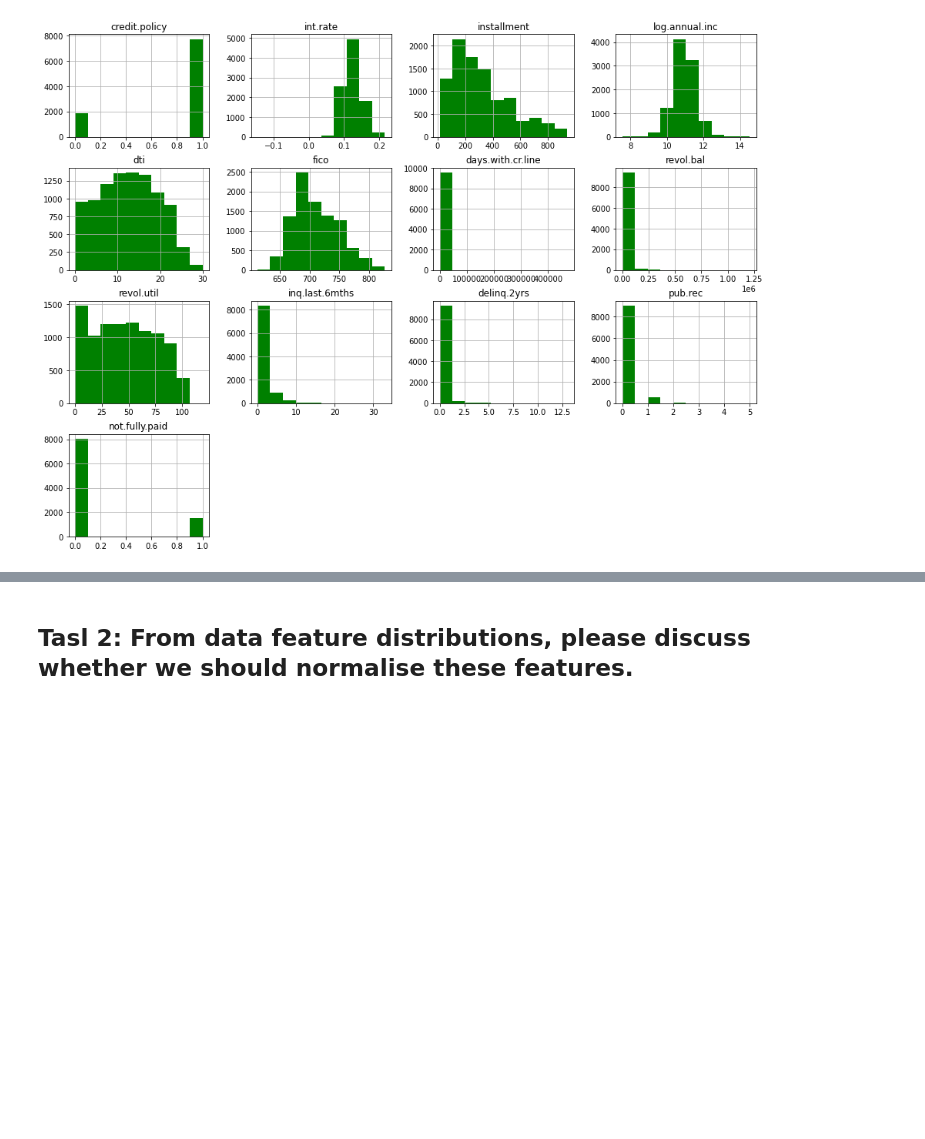
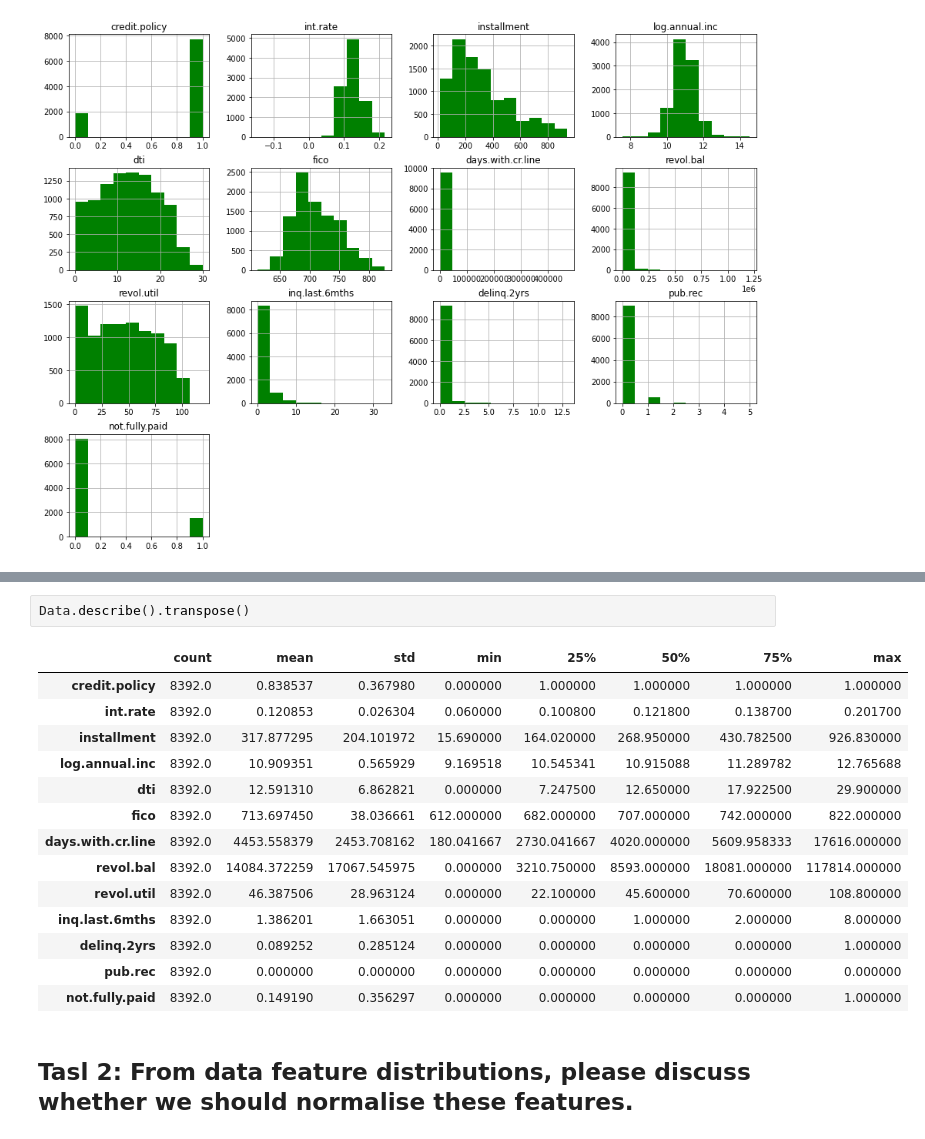
Before and after one commit to wonke2/Data-Science-Portfolio, a Jupyter notebook: portfolio3.ipynb, the cells around one changed output, grey strips where cells are left out. Drawn from its saved outputs; the diff is of its cells as text; blank space fills up the shorter version.

```diff
--- a/portfolio3.ipynb
+++ b/portfolio3.ipynb
@@ -118,3 +164,20 @@ Data.describe().transpose()
+# %%
+Data.describe().transpose()
+# %% [output]
+|  | count | mean | std | min | 25% | 50% | 75% | max |
+| credit.policy | 8392.0 | 0.838537 | 0.367980 | 0.000000 | 1.000000 | 1.000000 | 1.000000 | 1.000000 |
+| int.rate | 8392.0 | 0.120853 | 0.026304 | 0.060000 | 0.100800 | 0.121800 | 0.138700 | 0.201700 |
+| installment | 8392.0 | 317.877295 | 204.101972 | 15.690000 | 164.020000 | 268.950000 | 430.782500 | 926.830000 |
+| log.annual.inc | 8392.0 | 10.909351 | 0.565929 | 9.169518 | 10.545341 | 10.915088 | 11.289782 | 12.765688 |
+| dti | 8392.0 | 12.591310 | 6.862821 | 0.000000 | 7.247500 | 12.650000 | 17.922500 | 29.900000 |
+| fico | 8392.0 | 713.697450 | 38.036661 | 612.000000 | 682.000000 | 707.000000 | 742.000000 | 822.000000 |
+| days.with.cr.line | 8392.0 | 4453.558379 | 2453.708162 | 180.041667 | 2730.041667 | 4020.000000 | 5609.958333 | 17616.000000 |
+| revol.bal | 8392.0 | 14084.372259 | 17067.545975 | 0.000000 | 3210.750000 | 8593.000000 | 18081.000000 | 117814.000000 |
+| revol.util | 8392.0 | 46.387506 | 28.963124 | 0.000000 | 22.100000 | 45.600000 | 70.600000 | 108.800000 |
+| inq.last.6mths | 8392.0 | 1.386201 | 1.663051 | 0.000000 | 0.000000 | 1.000000 | 2.000000 | 8.000000 |
+| delinq.2yrs | 8392.0 | 0.089252 | 0.285124 | 0.000000 | 0.000000 | 0.000000 | 0.000000 | 1.000000 |
+| pub.rec | 8392.0 | 0.000000 | 0.000000 | 0.000000 | 0.000000 | 0.000000 | 0.000000 | 0.000000 |
+| not.fully.paid | 8392.0 | 0.149190 | 0.356297 | 0.000000 | 0.000000 | 0.000000 | 0.000000 | 1.000000 |
 # %% [markdown]
 ## Tasl 2: From data feature distributions, please discuss whether we should normalise these features.
 # %% [markdown]
```
Also changed, not shown: parts of 16 cells of this notebook.
